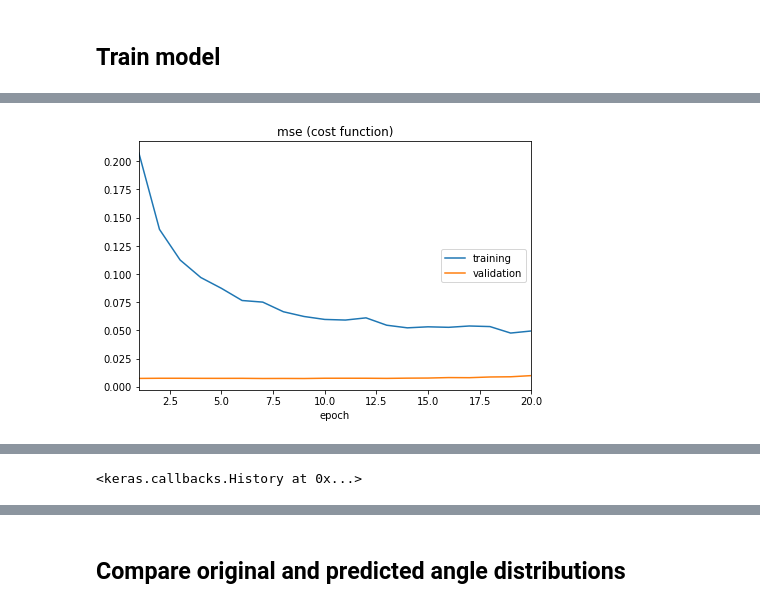
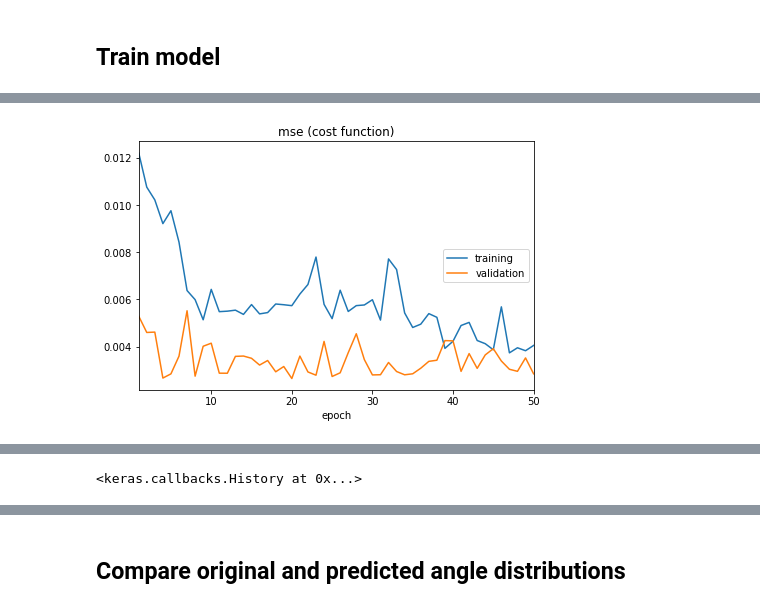
Before and after one commit to koulakis/CarND-Behavioral-Cloning-P3, a Jupyter notebook: clone.ipynb, the cells around one changed output, grey strips where cells are left out. Cells and saved outputs as stored; diff of their text form; code cells hidden in the pictures.

```diff
--- a/clone.ipynb
+++ b/clone.ipynb
@@ -50,8 +49,8 @@ def load_images_and_measurements(image_set_directory):
 
     return images, measurements
 # %%
-def load_image_sets(image_set_names, smoothen=1):
-    image_sets, measure_sets = zip(*[load_images_and_measurements(name, smoothen) for name in image_set_names])
+def load_image_sets(image_set_names):
+    image_sets, measure_sets = zip(*[load_images_and_measurements(name) for name in image_set_names])
 
     return np.vstack(image_sets), np.hstack(measure_sets)
 # %%
@@ -73,7 +72,7 @@ train_images, train_meas = load_image_sets([
 #     '3_bw_hard',
 #     '3_fw_hard',
 #     '1_round_fw_hard_level'
-], smoothen=SMOOTHENING)
+])
 
 print(f'Number of train samples: {train_meas.shape[0]}')
 # %% [output]
@@ -83,6 +82,6 @@ Wall time: 1min 19s
 # %%
 %%time
-valid_images, valid_meas = load_image_sets(["validation_rounds", "validation_rounds_bw"], smoothen=SMOOTHENING)
+valid_images, valid_meas = load_image_sets(["validation_rounds", "validation_rounds_bw"])
 print(f'Number of valid samples: {valid_meas.shape[0]}')
 # %% [output]
 Number of valid samples: 4234
@@ -163,10 +162,9 @@ _________________________________________________________________
 # %% [markdown]
 ## Train model
 # %%
-batch_size = 128
+batch_size = 32
 
 train_generator = ig.image_generator_from_dataset(train_images, train_meas, augment=True, batch_size=batch_size)
-valid_generator = ig.image_generator_from_dataset(valid_images, valid_meas, batch_size=batch_size)
 # %%
 %%time
 steps_per_epoch = int(train_meas.shape[0] / batch_size)
@@ -189,15 +190,15 @@ Wall time: 1min 9s
 # %%
 %%time
 model.fit_generator(
     train_generator,
     validation_data=[valid_images, valid_meas],
-    epochs=20,
+    epochs=50,
     steps_per_epoch=steps_per_epoch,
     callbacks=[PlotLossesKeras()],
     max_queue_size=40,
     use_multiprocessing=True,
     workers=8
 )
 # %% [output]
-[figure, old version]
+[figure, new version]
 mse (cost function):
```
Also changed, not shown: parts of 16 cells of this notebook.
